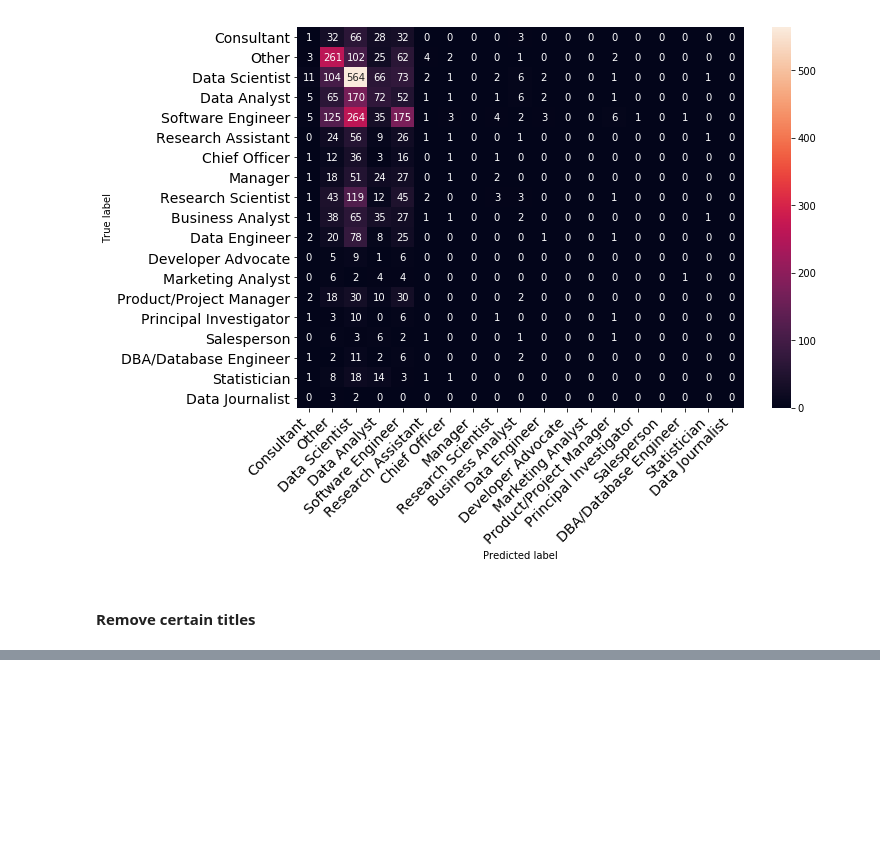
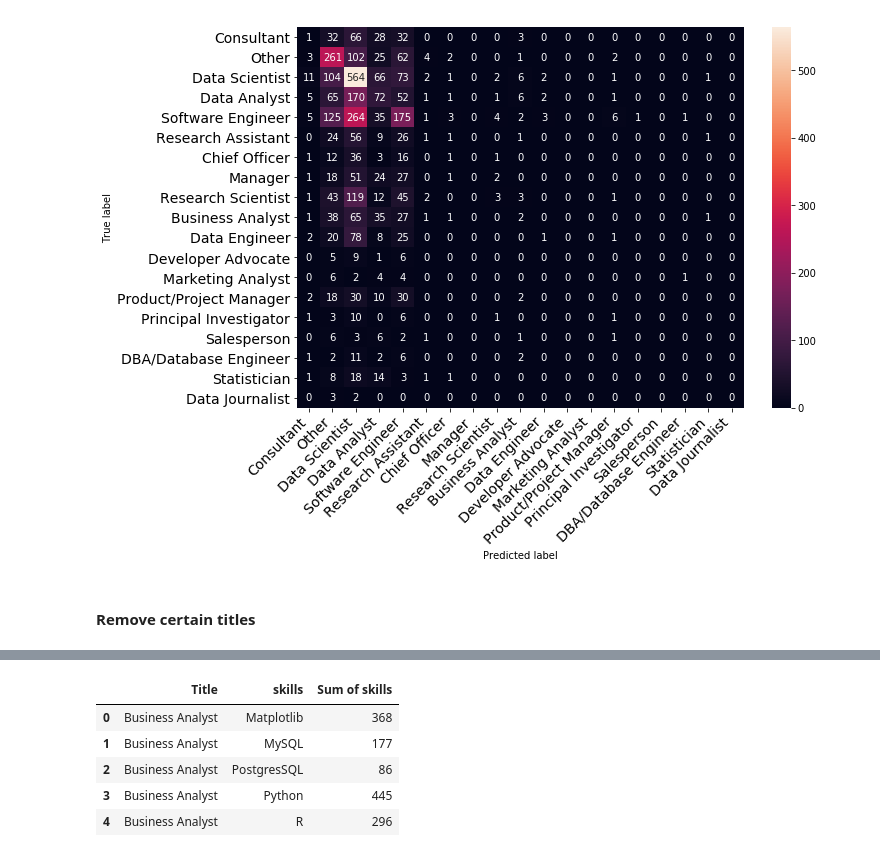
Before and after one commit to ruoyucad/DataForGood, a Jupyter notebook: EDA.ipynb, the cells around one changed output, grey strips where cells are left out. Cells and saved outputs as stored; diff of their text form; code cells hidden in the pictures; blank space fills up the shorter version.

```diff
--- a/EDA.ipynb
+++ b/EDA.ipynb
@@ -251,0 +268,16 @@ The naive bayse prediction accuracy is:  32.81393217231897 %
+# %%
+relation = pd.melt(new_dataset,
+        id_vars='Title',
+        value_vars=list(new_dataset.columns[1:]), # list of days of the week
+        var_name='skills',
+        value_name='Sum of skills').groupby(['Title','skills'])['Sum of skills'].sum().to_frame()
+relation.reset_index(inplace=True)
+# %%
+relation.head()
+# %% [output]
+|  | Title | skills | Sum of skills |
+| 0 | Business Analyst | Matplotlib | 368 |
+| 1 | Business Analyst | MySQL | 177 |
+| 2 | Business Analyst | PostgresSQL | 86 |
+| 3 | Business Analyst | Python | 445 |
+| 4 | Business Analyst | R | 296 |
```
Also changed, not shown: parts of 20 cells of this notebook, 2 other files.
